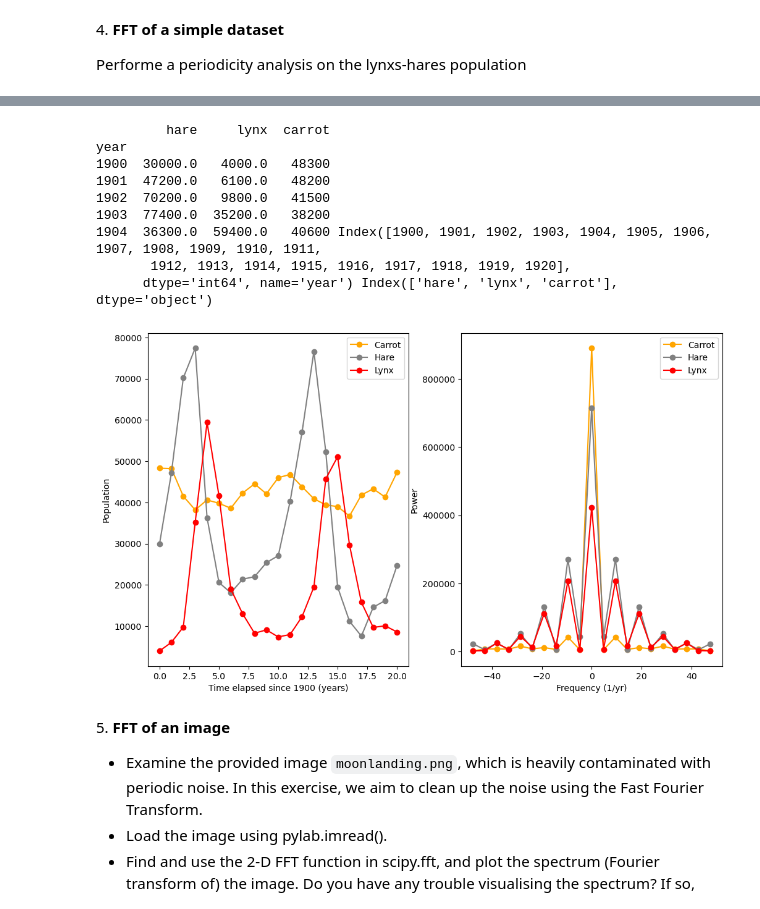
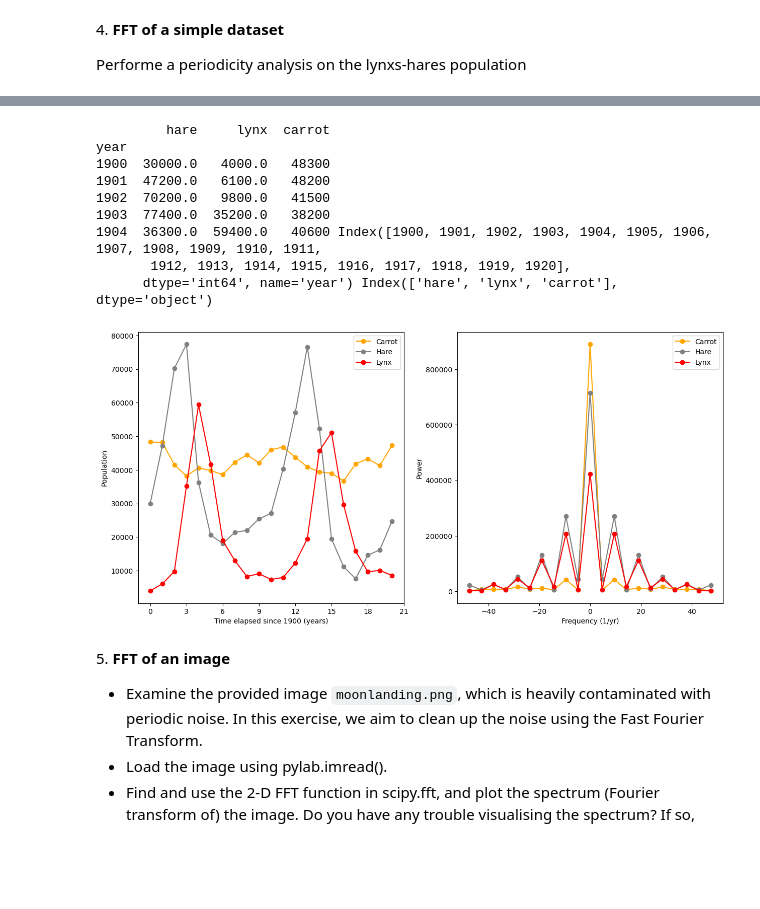
Before and after one commit to LiberoP/LaboratoryOfComputationalPhysics_Y8, a Jupyter notebook: 09ex_Algorithms.ipynb, the cells around one changed output, grey strips where cells are left out. Drawn from its saved outputs; the diff is of its cells as text; code cells hidden in the pictures; blank space fills up the shorter version.

```diff
--- a/09ex_Algorithms.ipynb
+++ b/09ex_Algorithms.ipynb
@@ -186,8 +159,8 @@ with open(filename, 'r') as f:
     headers = first_line.split()
 df = pd.read_csv(filename, sep="\t", skiprows=1, names=headers, index_col=0)
 print(df.head(), df.index, df.columns)
-fig, (ax1,ax2)=plt.subplots(1,2, figsize=(12,7))
-ax.xaxis.set_major_locator(plt.MaxNLocator(integer=True)) # ---> doesnt work, why?
+fig, (ax1,ax2)=plt.subplots(1,2, figsize=(15,7))
+ax1.xaxis.set_major_locator(plt.MaxNLocator(integer=True))
 N=len(df)
 time_step=0.01 #---> ?
 timeseries=np.arange(N)
@@ -203,35 +176,35 @@ carrot_power=np.abs(carrot_fft)
 carrot_freq = sp.fft.fftfreq(N, d=time_step)
 carrot_idx=np.argsort(carrot_freq) # ---> NB this
 ax2.plot(carrot_freq[carrot_idx], carrot_power[carrot_idx], 'o-', label="Carrot",color='orange')
 hare_fft=sp.fft.fft(np.asarray(df['hare']))
 hare_power=np.abs(hare_fft)
 hare_freq = sp.fft.fftfreq(N, d=time_step)
 hare_idx=np.argsort(hare_freq)
 ax2.plot(hare_freq[hare_idx], hare_power[hare_idx], 'o-', label="Hare",color='grey')
 lynx_fft=sp.fft.fft(np.asarray(df['lynx']))
 lynx_power=np.abs(lynx_fft)
 lynx_freq = sp.fft.fftfreq(N, d=time_step)
 lynx_idx=np.argsort(lynx_freq)
 ax2.plot(lynx_freq[lynx_idx], lynx_power[lynx_idx], 'o-', label="Lynx",color='red')
 
 ax2.set_xlabel("Frequency (1/yr)")
 ax2.set_ylabel("Power")
 
 ax1.legend()
 ax2.legend()
 plt.show()
-# ---> TODO: fix axes ticks, spacing between ax1 and ax2
+# ---> TODO: better spacing / ax labels between ax1 and ax2?
 # %% [output]
          hare     lynx  carrot
 year
 1900  30000.0   4000.0   48300
 1901  47200.0   6100.0   48200
 1902  70200.0   9800.0   41500
 1903  77400.0  35200.0   38200
 1904  36300.0  59400.0   40600 Index([1900, 1901, 1902, 1903, 1904, 1905, 1906, 1907, 1908, 1909, 1910, 1911,
        1912, 1913, 1914, 1915, 1916, 1917, 1918, 1919, 1920],
       dtype='int64', name='year') Index(['hare', 'lynx', 'carrot'], dtype='object')
-[figure, old version]
+[figure, new version]
 # %% [markdown]
 5\. **FFT of an image**
 
```
Also changed, not shown: parts of 9 cells of this notebook, 11 other files.
